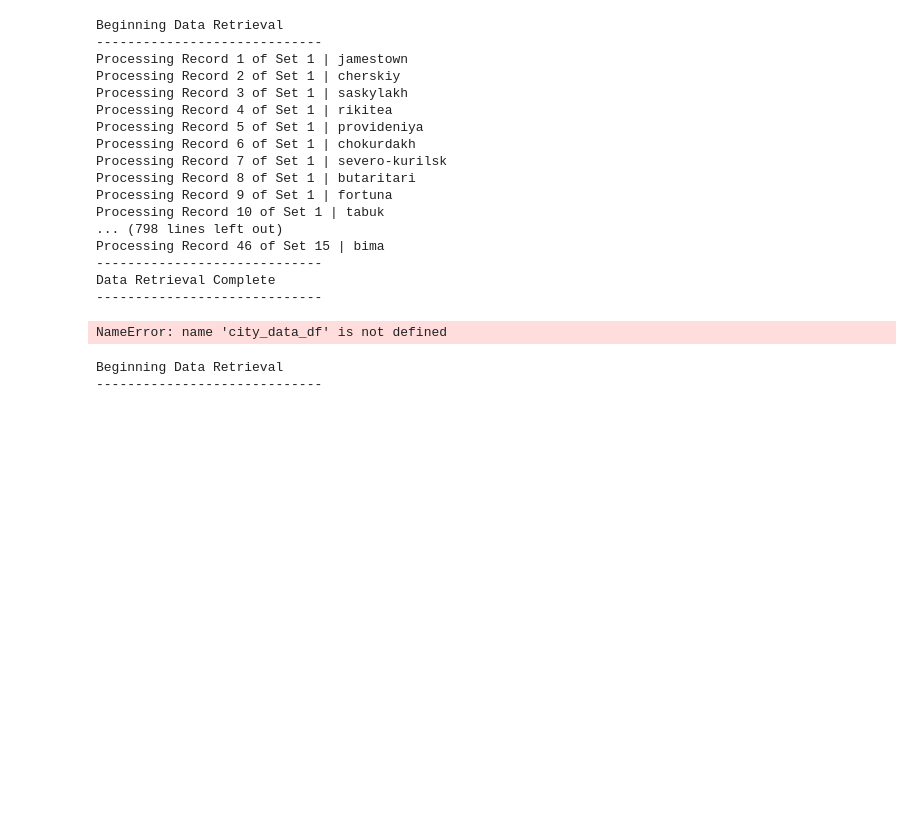
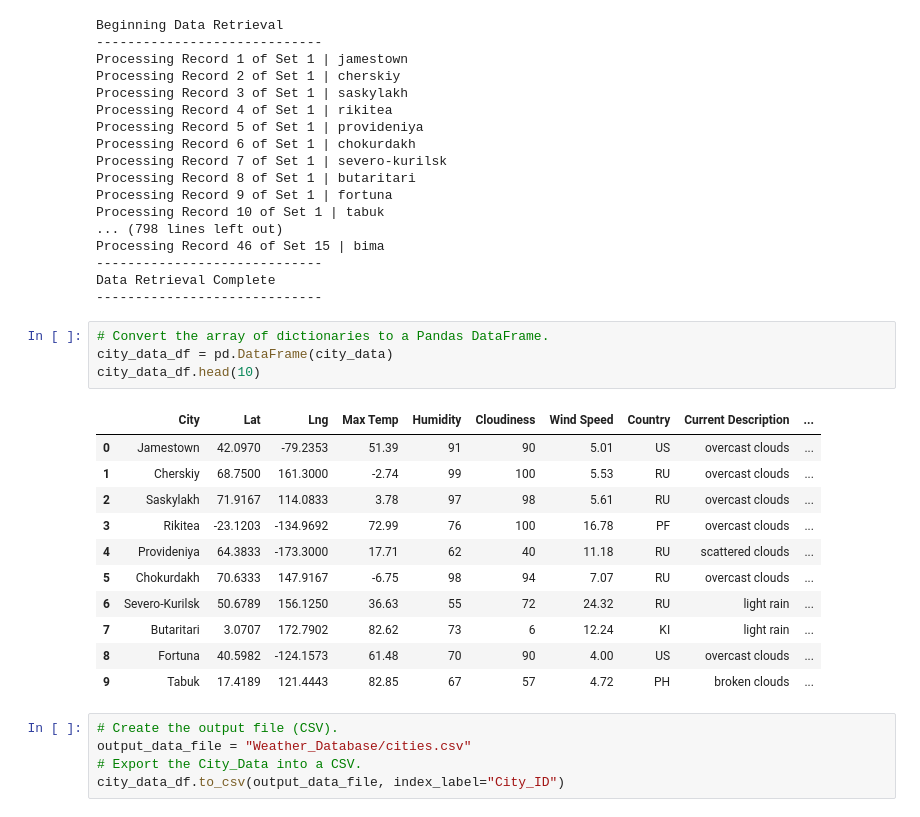
Before and after one commit to rbarbacastillo/World_Weather_Analysis, a Jupyter notebook: Weather_Database.ipynb, the cells around one changed output. Drawn from its saved outputs; the diff is of its cells as text; blank space fills up the shorter version.

```diff
--- a/Weather_Database.ipynb
+++ b/Weather_Database.ipynb
@@ -128,9 +128,23 @@ Processing Record 46 of Set 15 | bima
 Data Retrieval Complete
 -----------------------------
 # %%
+# Convert the array of dictionaries to a Pandas DataFrame.
+city_data_df = pd.DataFrame(city_data)
+city_data_df.head(10)
 # %% [output]
-NameError: name 'city_data_df' is not defined
+|  | City | Lat | Lng | Max Temp | Humidity | Cloudiness | Wind Speed | Country | Current Description | ... |
+| 0 | Jamestown | 42.0970 | -79.2353 | 51.39 | 91 | 90 | 5.01 | US | overcast clouds | ... |
+| 1 | Cherskiy | 68.7500 | 161.3000 | -2.74 | 99 | 100 | 5.53 | RU | overcast clouds | ... |
+| 2 | Saskylakh | 71.9167 | 114.0833 | 3.78 | 97 | 98 | 5.61 | RU | overcast clouds | ... |
+| 3 | Rikitea | -23.1203 | -134.9692 | 72.99 | 76 | 100 | 16.78 | PF | overcast clouds | ... |
+| 4 | Provideniya | 64.3833 | -173.3000 | 17.71 | 62 | 40 | 11.18 | RU | scattered clouds | ... |
+| 5 | Chokurdakh | 70.6333 | 147.9167 | -6.75 | 98 | 94 | 7.07 | RU | overcast clouds | ... |
+| 6 | Severo-Kurilsk | 50.6789 | 156.1250 | 36.63 | 55 | 72 | 24.32 | RU | light rain | ... |
+| 7 | Butaritari | 3.0707 | 172.7902 | 82.62 | 73 | 6 | 12.24 | KI | light rain | ... |
+| 8 | Fortuna | 40.5982 | -124.1573 | 61.48 | 70 | 90 | 4.00 | US | overcast clouds | ... |
+| 9 | Tabuk | 17.4189 | 121.4443 | 82.85 | 67 | 57 | 4.72 | PH | broken clouds | ... |
 # %%
+# Create the output file (CSV).
+output_data_file = "Weather_Database/cities.csv"
+# Export the City_Data into a CSV.
+city_data_df.to_csv(output_data_file, index_label="City_ID")
-# %% [output]
-Beginning Data Retrieval
------------------------------
```
